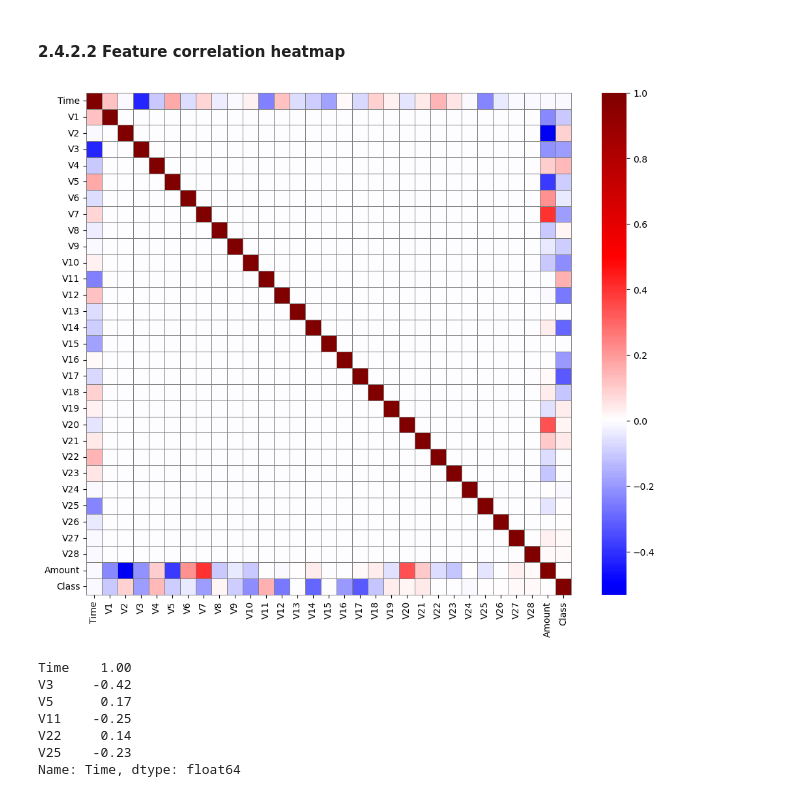
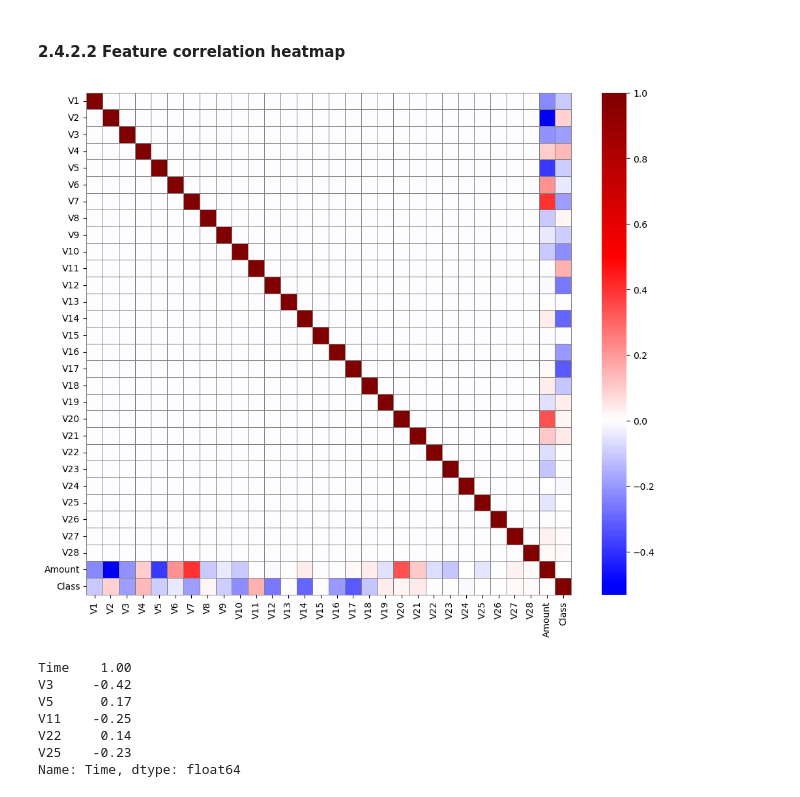
Before and after one commit to zxie9/Capstone-Project-Three, a Jupyter notebook: Notebooks/2. Data Wrangling and EDA.ipynb, the cells around one changed output. Drawn from its saved outputs; the diff is of its cells as text; code cells hidden in the pictures.

```diff
--- a/Notebooks/2. Data Wrangling and EDA.ipynb
+++ b/Notebooks/2. Data Wrangling and EDA.ipynb
@@ -108,10 +154,10 @@ plt.ylabel("Frequency");
 #### 2.4.2.2 Feature correlation heatmap<a id='2.4.2.2'></a>
 # %%
 plt.subplots(figsize=(12,10))
-sns.heatmap(data.corr(), cmap='seismic', center=0., linewidths=0.5,
+sns.heatmap(data.drop('Time', axis=1).corr(), cmap='seismic', center=0., linewidths=0.5,
             linecolor='gray', clip_on=False);
 # %% [output]
-[figure, old version]
+[figure, new version]
 # %%
 data[['Time', 'V3', 'V5', 'V11', 'V22', 'V25']].corr().Time
 # %% [output]
```
Also changed, not shown: parts of 16 cells of this notebook.
